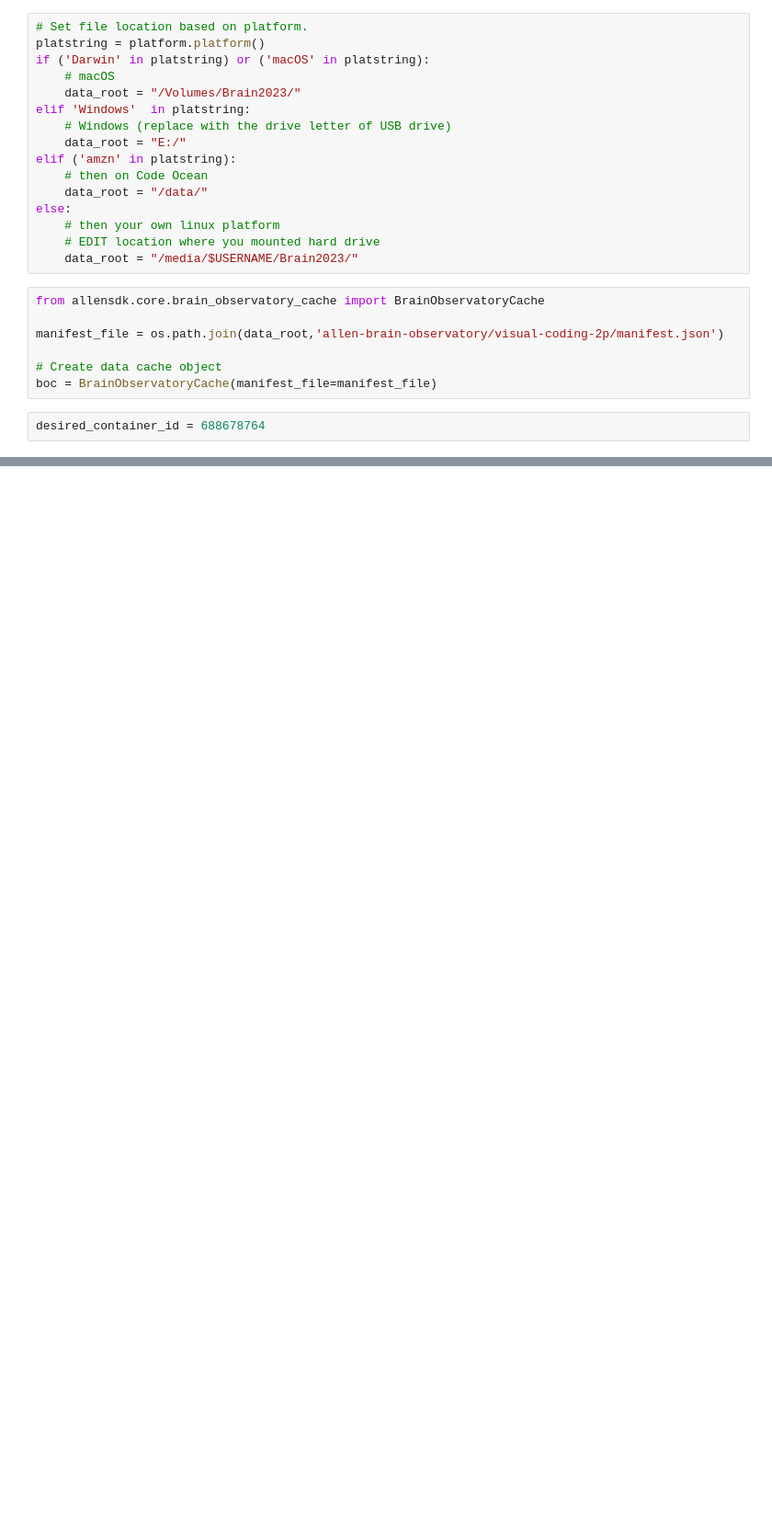
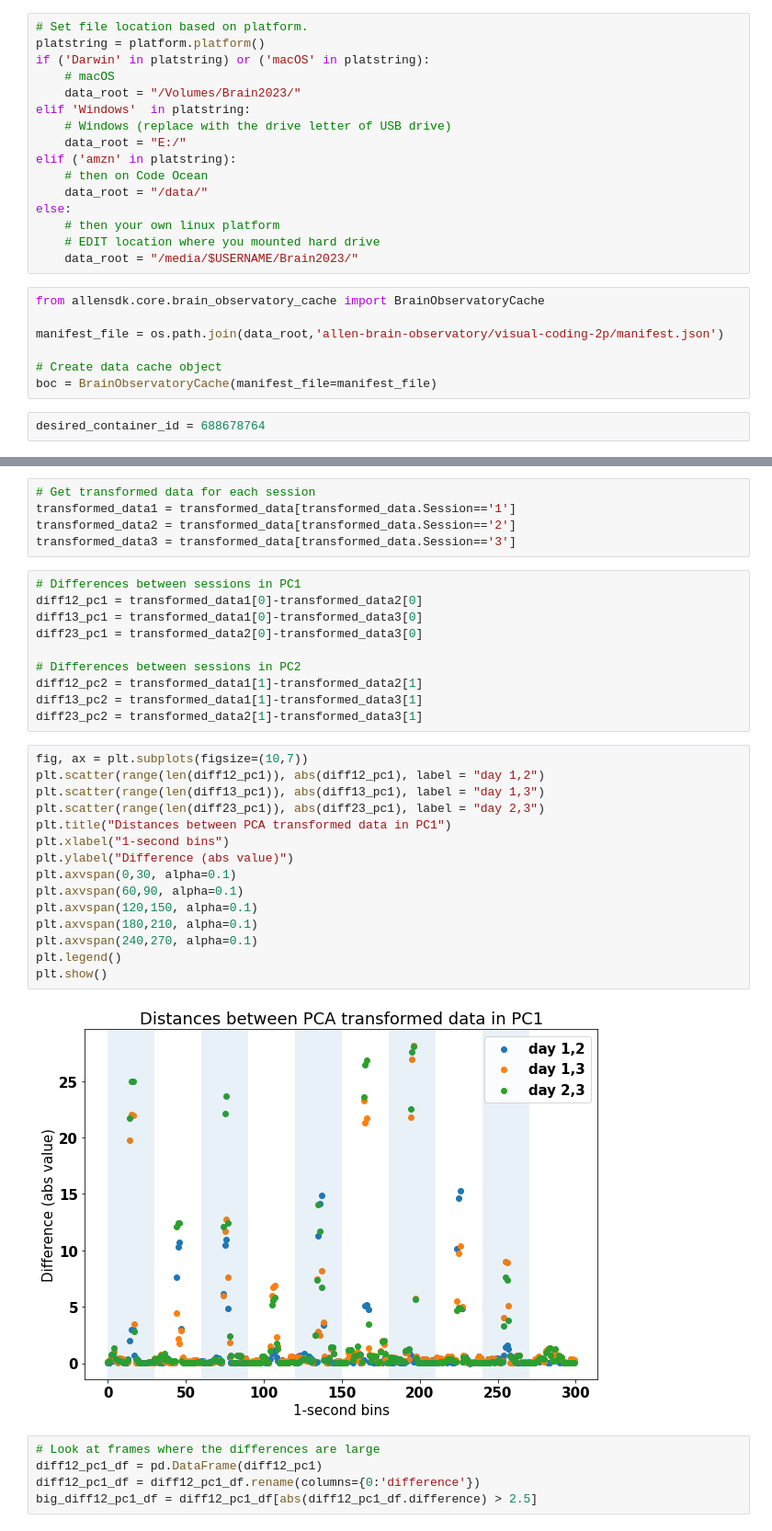
Before and after one commit to naomi-martin/swdb-representational-drift, a Jupyter notebook: code/pca_movie_one.ipynb, the cells around one changed output, grey strips where cells are left out. Shown at 92% size. Saved outputs shown, nothing was run; the diff lists cells and outputs as text; blank space fills up the shorter version.

```diff
--- a/code/pca_movie_one.ipynb
+++ b/code/pca_movie_one.ipynb
@@ -53,0 +106,37 @@ session_indices_by_stimulus = {"drifting_gratings":"0",
+# %%
+# Get transformed data for each session
+transformed_data1 = transformed_data[transformed_data.Session=='1']
+transformed_data2 = transformed_data[transformed_data.Session=='2']
+transformed_data3 = transformed_data[transformed_data.Session=='3']
+# %%
+# Differences between sessions in PC1
+diff12_pc1 = transformed_data1[0]-transformed_data2[0]
+diff13_pc1 = transformed_data1[0]-transformed_data3[0]
+diff23_pc1 = transformed_data2[0]-transformed_data3[0]
+
+# Differences between sessions in PC2
+diff12_pc2 = transformed_data1[1]-transformed_data2[1]
+diff13_pc2 = transformed_data1[1]-transformed_data3[1]
+diff23_pc2 = transformed_data2[1]-transformed_data3[1]
+# %%
+fig, ax = plt.subplots(figsize=(10,7))
+plt.scatter(range(len(diff12_pc1)), abs(diff12_pc1), label = "day 1,2")
+plt.scatter(range(len(diff13_pc1)), abs(diff13_pc1), label = "day 1,3")
+plt.scatter(range(len(diff23_pc1)), abs(diff23_pc1), label = "day 2,3")
+plt.title("Distances between PCA transformed data in PC1")
+plt.xlabel("1-second bins")
+plt.ylabel("Difference (abs value)")
+plt.axvspan(0,30, alpha=0.1)
+plt.axvspan(60,90, alpha=0.1)
+plt.axvspan(120,150, alpha=0.1)
+plt.axvspan(180,210, alpha=0.1)
+plt.axvspan(240,270, alpha=0.1)
+plt.legend()
+plt.show()
+# %% [output]
+[figure, added]
+# %%
+# Look at frames where the differences are large
+diff12_pc1_df = pd.DataFrame(diff12_pc1)
+diff12_pc1_df = diff12_pc1_df.rename(columns={0:'difference'})
+big_diff12_pc1_df = diff12_pc1_df[abs(diff12_pc1_df.difference) > 2.5]
```
Also changed, not shown: parts of 38 cells of this notebook, 15 other files.
